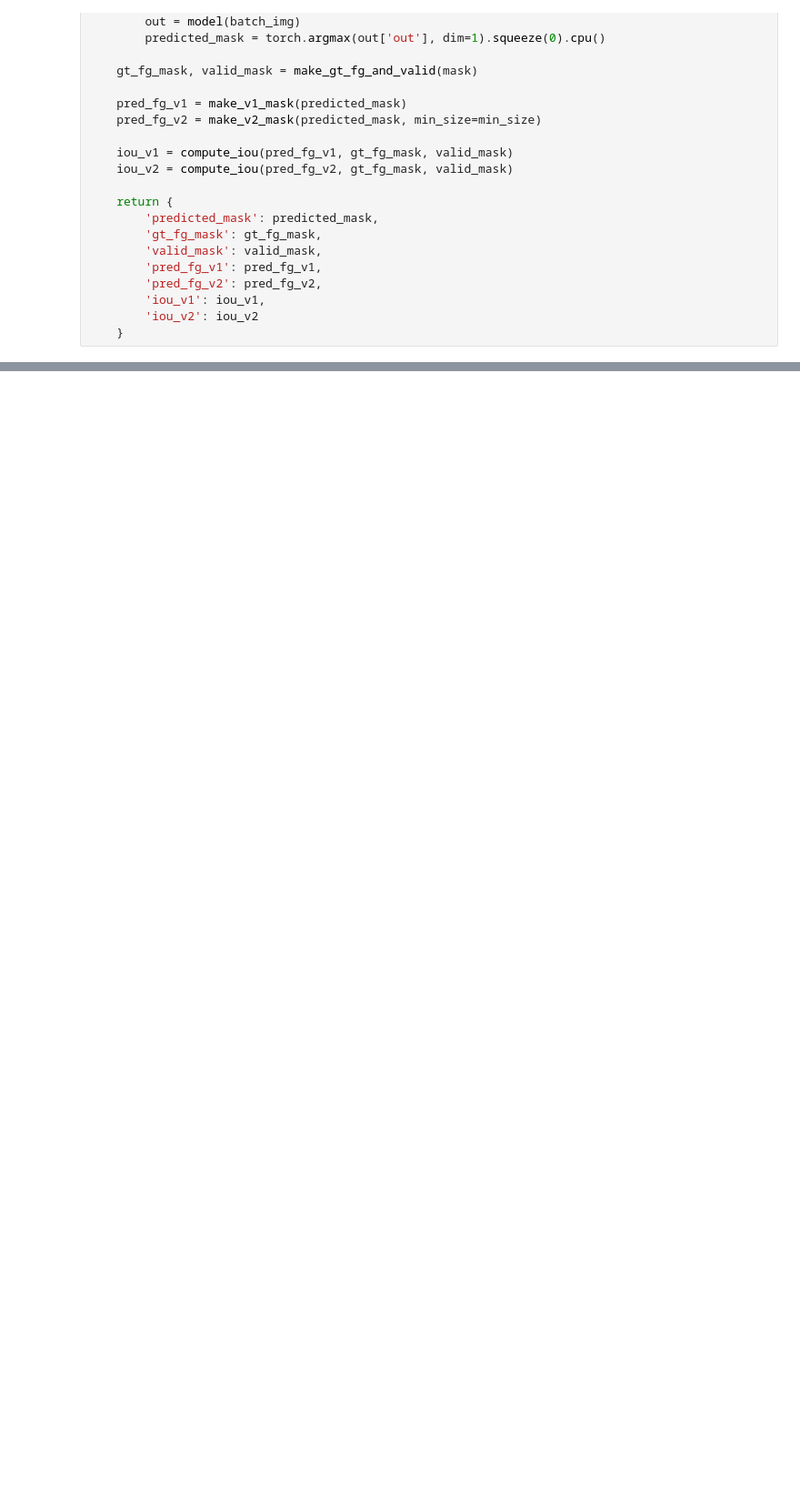
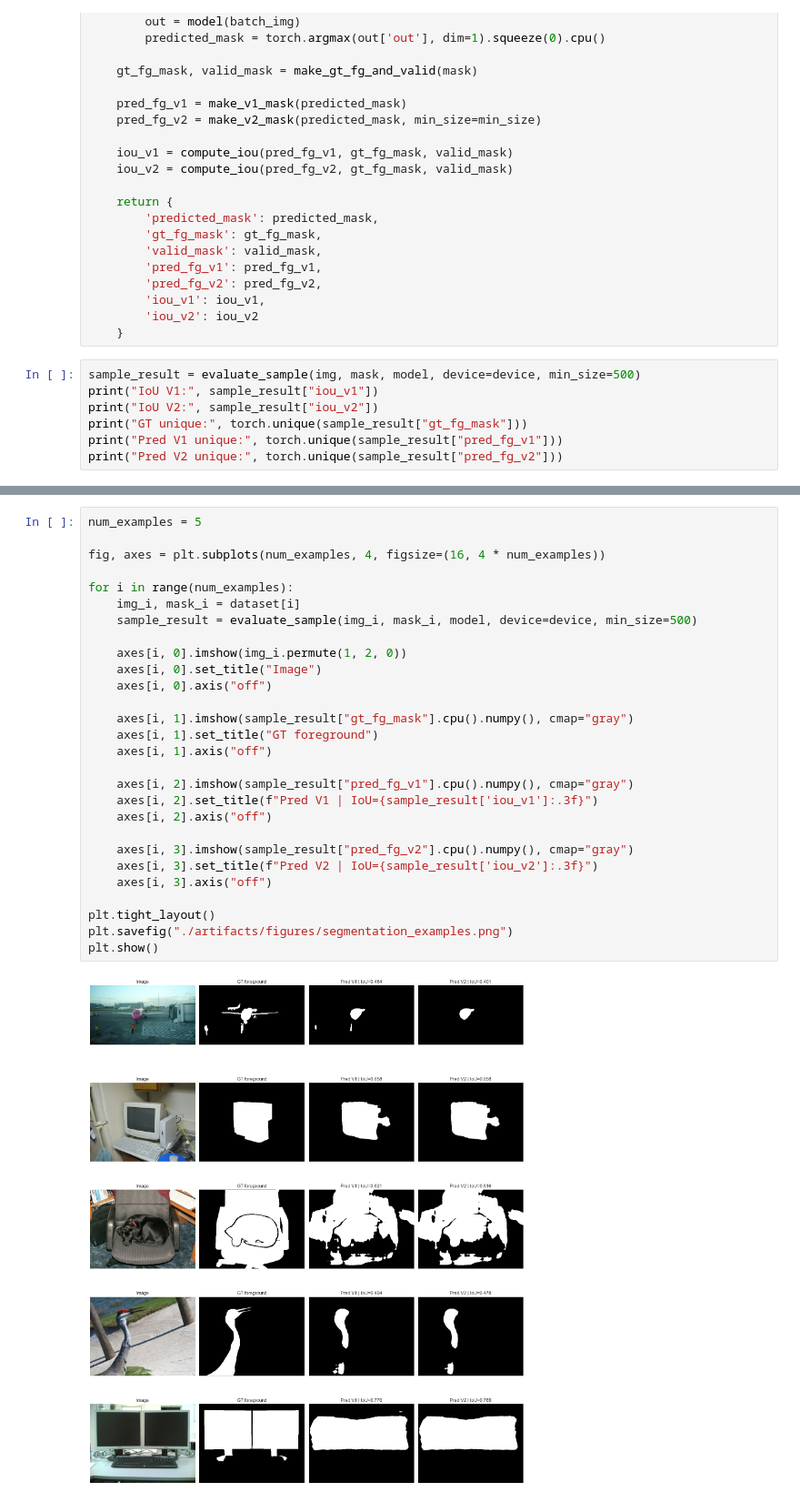
Before and after one commit to mazxal0/AI-Mirea-Course, a Jupyter notebook: homeworks/HW10-11/HW10-11.ipynb, the cells around one changed output, grey strips where cells are left out. Shown at 91% size. Cells and saved outputs as stored; diff of their text form; blank space fills up the shorter version.

```diff
--- a/homeworks/HW10-11/HW10-11.ipynb
+++ b/homeworks/HW10-11/HW10-11.ipynb
@@ -966,3 +946,10 @@ def evaluate_sample(img, mask, model, device=device, min_size=500):
         'iou_v1': iou_v1,
         'iou_v2': iou_v2
     }
+# %%
+sample_result = evaluate_sample(img, mask, model, device=device, min_size=500)
+print("IoU V1:", sample_result["iou_v1"])
+print("IoU V2:", sample_result["iou_v2"])
+print("GT unique:", torch.unique(sample_result["gt_fg_mask"]))
+print("Pred V1 unique:", torch.unique(sample_result["pred_fg_v1"]))
+print("Pred V2 unique:", torch.unique(sample_result["pred_fg_v2"]))
@@ -968,0 +962,30 @@ def evaluate_sample(img, mask, model, device=device, min_size=500):
+# %%
+num_examples = 5
+
+fig, axes = plt.subplots(num_examples, 4, figsize=(16, 4 * num_examples))
+
+for i in range(num_examples):
+    img_i, mask_i = dataset[i]
+    sample_result = evaluate_sample(img_i, mask_i, model, device=device, min_size=500)
+
+    axes[i, 0].imshow(img_i.permute(1, 2, 0))
+    axes[i, 0].set_title("Image")
+    axes[i, 0].axis("off")
+
+    axes[i, 1].imshow(sample_result["gt_fg_mask"].cpu().numpy(), cmap="gray")
+    axes[i, 1].set_title("GT foreground")
+    axes[i, 1].axis("off")
+
+    axes[i, 2].imshow(sample_result["pred_fg_v1"].cpu().numpy(), cmap="gray")
+    axes[i, 2].set_title(f"Pred V1 | IoU={sample_result['iou_v1']:.3f}")
+    axes[i, 2].axis("off")
+
+    axes[i, 3].imshow(sample_result["pred_fg_v2"].cpu().numpy(), cmap="gray")
+    axes[i, 3].set_title(f"Pred V2 | IoU={sample_result['iou_v2']:.3f}")
+    axes[i, 3].axis("off")
+
+plt.tight_layout()
+plt.savefig("./artifacts/figures/segmentation_examples.png")
+plt.show()
+# %% [output]
+[figure, added]
```
Also changed, not shown: parts of 18 cells of this notebook, 4 other files.
